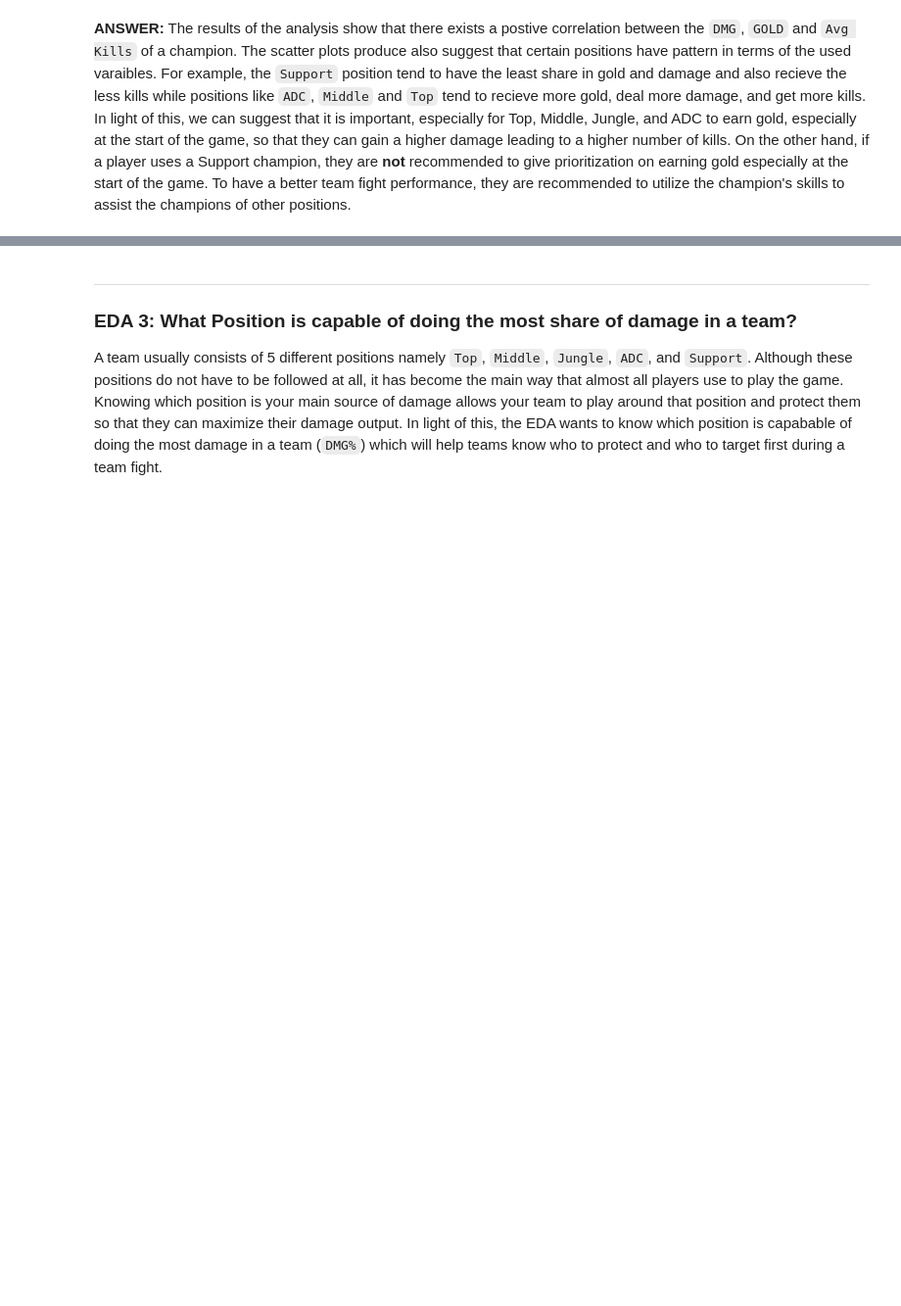
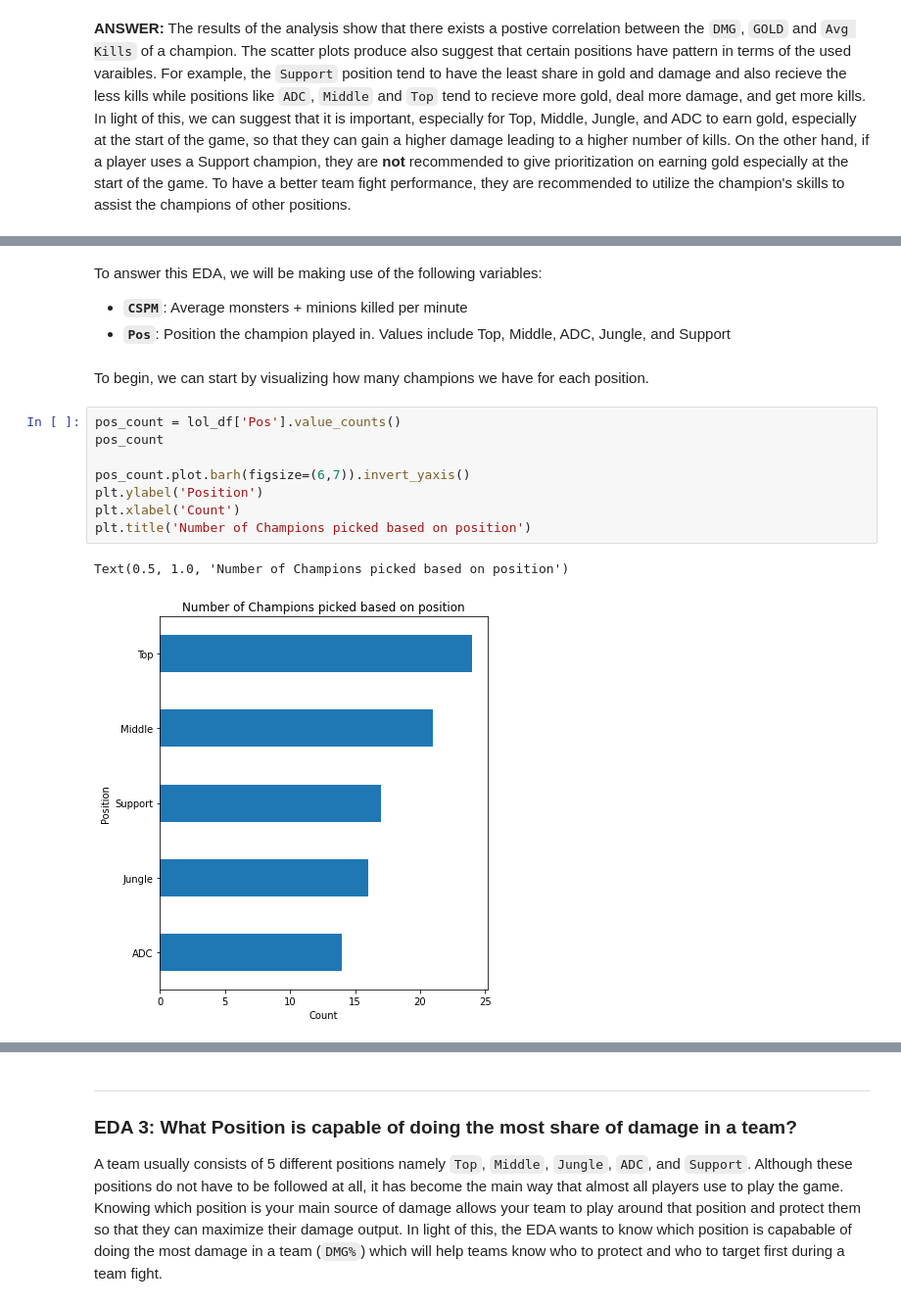
Before and after one commit to Joseph-Ano/League-of-Legends-dataset-visualization, a Jupyter notebook: S13 MCO1 Group8.ipynb, the cells around one changed output, grey strips where cells are left out. Shown at 98% size. Drawn from its saved outputs; the diff is of its cells as text; blank space fills up the shorter version.

```diff
--- a/S13 MCO1 Group8.ipynb
+++ b/S13 MCO1 Group8.ipynb
@@ -408,0 +413,17 @@ Looking at the second scatter plot (right), the reason of a negative correlation
+# %% [markdown]
+To answer this EDA, we will be making use of the following variables:
+- **`CSPM`**: Average monsters + minions killed per minute
+- **`Pos`**: Position the champion played in. Values include Top, Middle, ADC, Jungle, and Support
+# %% [markdown]
+To begin, we can start by visualizing how many champions we have for each position.
+# %%
+pos_count = lol_df['Pos'].value_counts()
+pos_count
+
+pos_count.plot.barh(figsize=(6,7)).invert_yaxis()
+plt.ylabel('Position')
+plt.xlabel('Count')
+plt.title('Number of Champions picked based on position')
+# %% [output]
+Text(0.5, 1.0, 'Number of Champions picked based on position')
+[figure, added]
```
Also changed, not shown: parts of 13 cells of this notebook.
